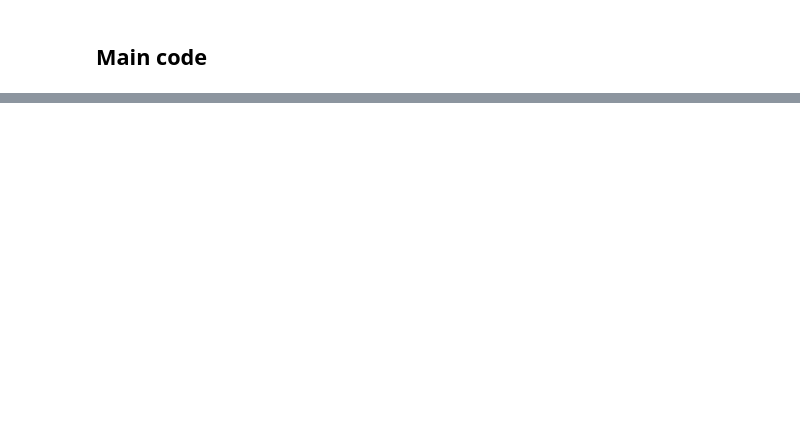
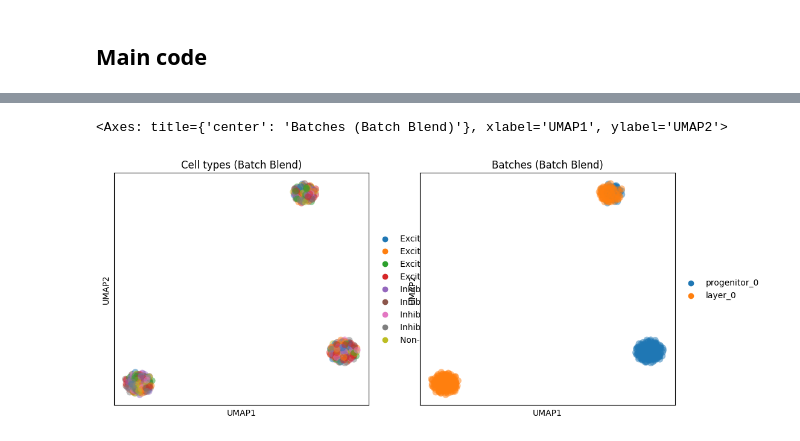
Before and after one commit to alam-shahul/popari, a Jupyter notebook: notebooks/batch_simulation.ipynb, the cells around one changed output, grey strips where cells are left out. Drawn from its saved outputs; the diff is of its cells as text; code cells hidden in the pictures; blank space fills up the shorter version.

```diff
--- a/notebooks/batch_simulation.ipynb
+++ b/notebooks/batch_simulation.ipynb
@@ -363,0 +413,12 @@ ground_truth [ 3.52657666  3.65003458 12.74673401  7.33119197  7.64776468  7.620
+# %%
+merged_dataset = concatenate(model.datasets)
+merged_dataset.obsm["X_batch_blend"] = merged_dataset.obsm["X"]
+fig, (ax1, ax2) = plt.subplots(1, 2, figsize=(12, 5))
+
+sc.pp.neighbors(merged_dataset, use_rep="X_batch_blend")
+sc.tl.umap(merged_dataset)
+sc.pl.umap(merged_dataset, color="cell_type", alpha=0.5, ax=ax1, show=False, title="Cell types (Batch Blend)")
+sc.pl.umap(merged_dataset, color="batch", alpha=0.5, ax=ax2, show=False, title="Batches (Batch Blend)")
+# %% [output]
+<Axes: title={'center': 'Batches (Batch Blend)'}, xlabel='UMAP1', ylabel='UMAP2'>
+[figure, added]
```
Also changed, not shown: parts of 21 cells of this notebook, 1 other file.
